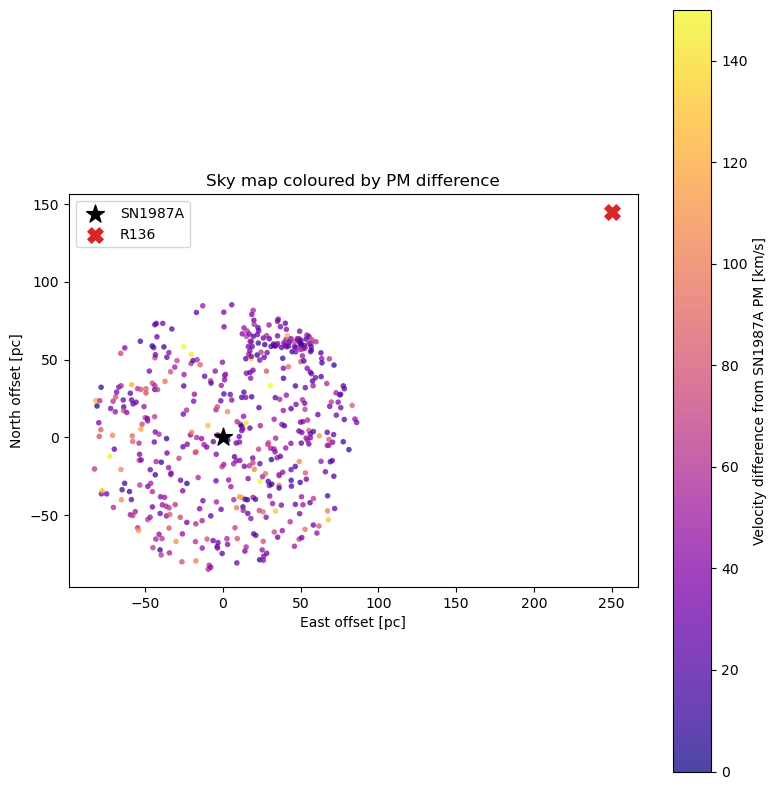
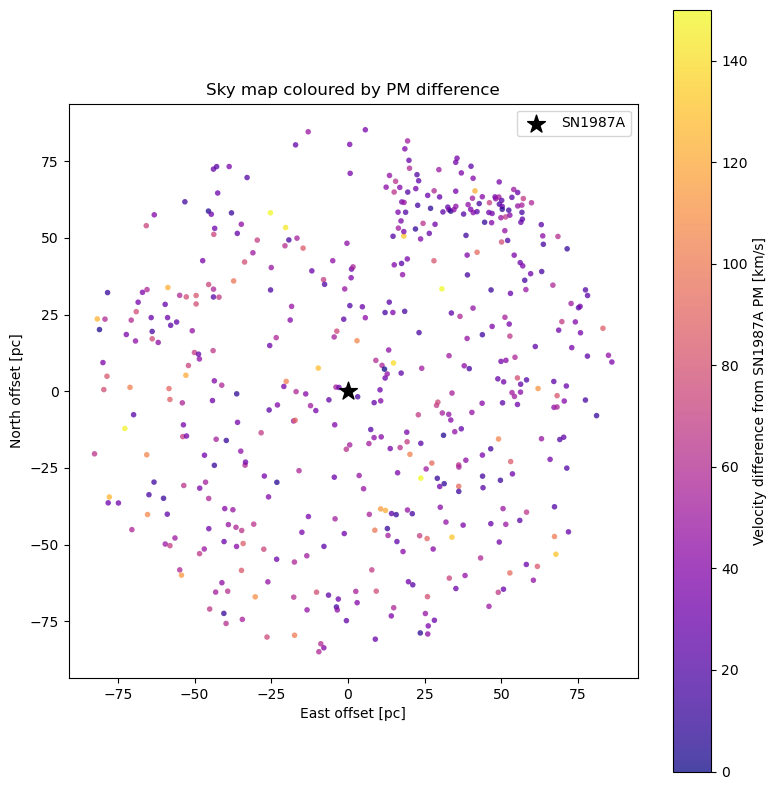
The notebook cell's code change between the first figure and the second:
--- before
+++ after
@@ -17,5 +17,5 @@
 
 ax.scatter(0, 0, marker="*", s=180, color="black", label="SN1987A")
-ax.scatter(x_r136_pc, y_r136_pc, marker="X", s=120, color="tab:red", label="R136")
+#ax.scatter(x_r136_pc, y_r136_pc, marker="X", s=120, color="tab:red", label="R136")
 
 ax.set_aspect("equal", adjustable="box")

Commit: cosmetic/clarity fixes to figures